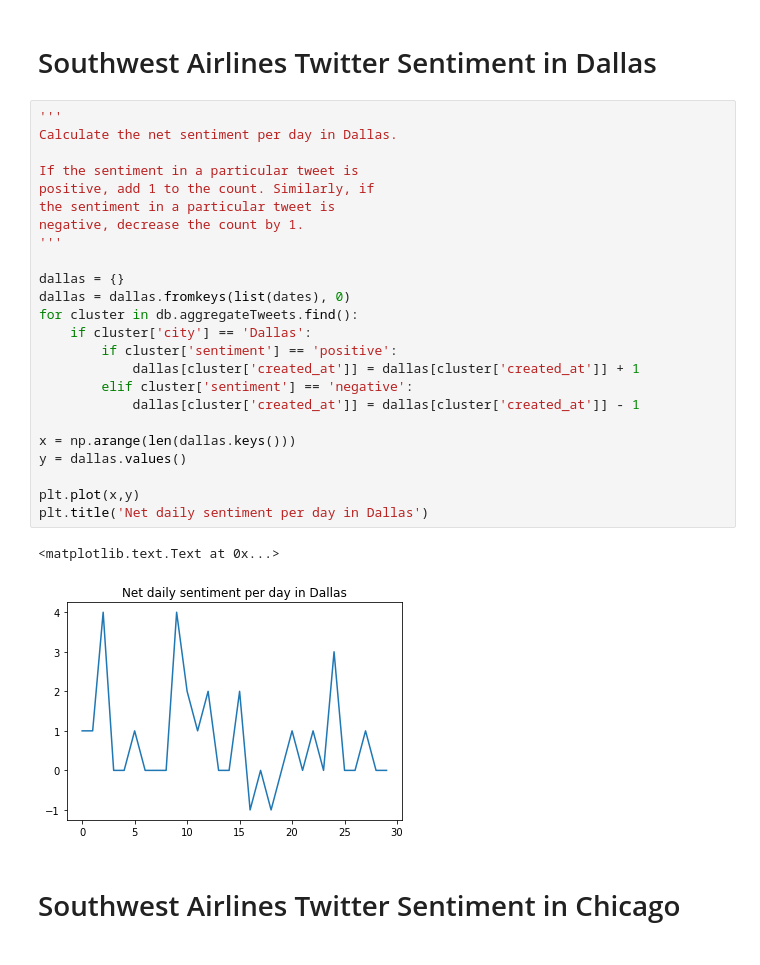
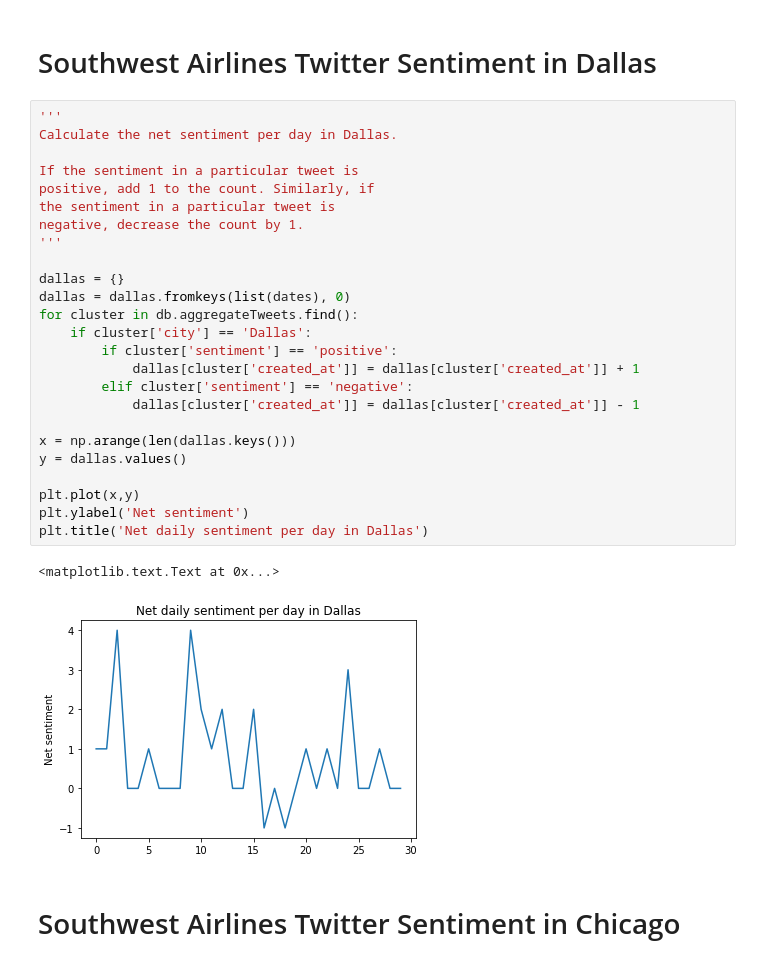
Before and after one commit to proosjen/SWAirlines-sentiment-analysis, a Jupyter notebook: final_report_data.ipynb, the cells around one changed output. Cells and saved outputs as stored; diff of their text form.

```diff
--- a/final_report_data.ipynb
+++ b/final_report_data.ipynb
@@ -119,30 +119,31 @@ dates = sorted(dates)
 # %%
 '''
 Calculate the net sentiment per day in Dallas.
 
 If the sentiment in a particular tweet is
 positive, add 1 to the count. Similarly, if
 the sentiment in a particular tweet is
 negative, decrease the count by 1.
 '''
 
 dallas = {}
 dallas = dallas.fromkeys(list(dates), 0)
 for cluster in db.aggregateTweets.find():
     if cluster['city'] == 'Dallas':
         if cluster['sentiment'] == 'positive':
             dallas[cluster['created_at']] = dallas[cluster['created_at']] + 1
         elif cluster['sentiment'] == 'negative':
             dallas[cluster['created_at']] = dallas[cluster['created_at']] - 1
 
 x = np.arange(len(dallas.keys()))
 y = dallas.values()
 
 plt.plot(x,y)
+plt.ylabel('Net sentiment')
 plt.title('Net daily sentiment per day in Dallas')
 # %% [output]
 <matplotlib.text.Text at 0x...>
-[figure, old version]
+[figure, new version]
 # %% [markdown]
 # Southwest Airlines Twitter Sentiment in Chicago
 # %%
```
Also changed, not shown: parts of 6 cells of this notebook, 2 other files.
